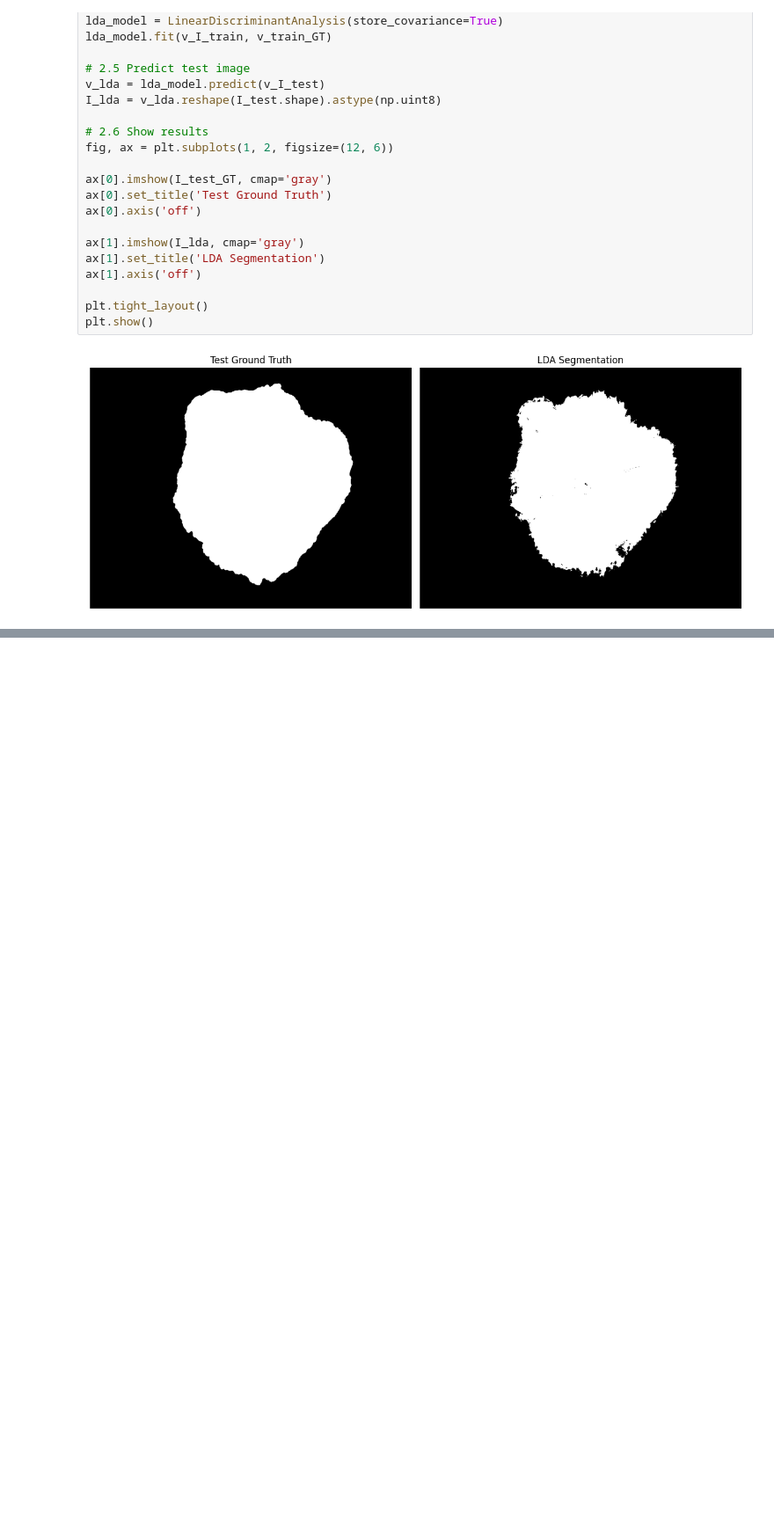
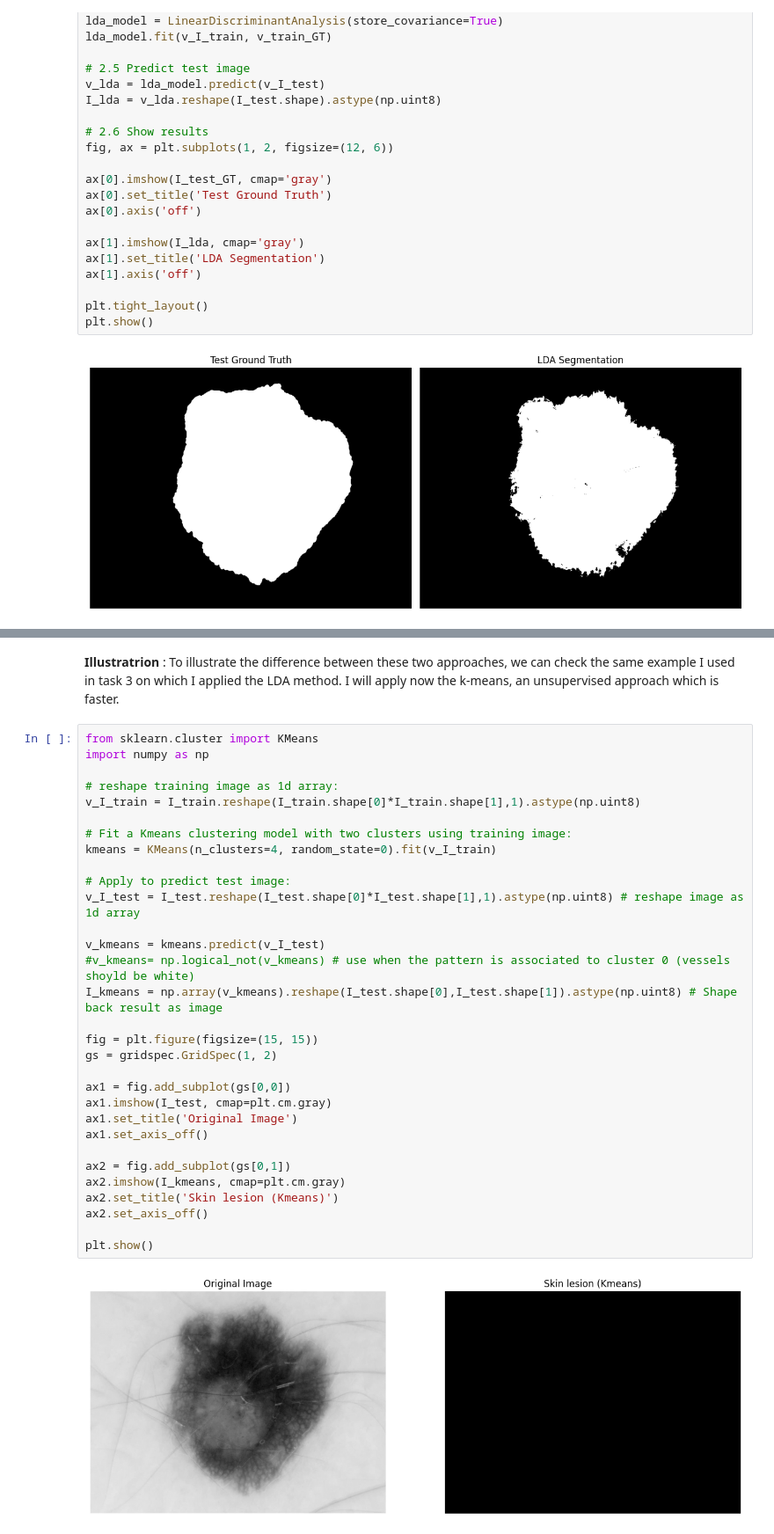
Before and after one commit to kindachamma1/ComputerVision2025, a Jupyter notebook: Exercise2_Sol.ipynb, the cells around one changed output, grey strips where cells are left out. Shown at 88% size. Drawn from its saved outputs; the diff is of its cells as text; blank space fills up the shorter version.

```diff
--- a/Exercise2_Sol.ipynb
+++ b/Exercise2_Sol.ipynb
@@ -243,0 +256,35 @@ Robert filter can be applied to enhance the result.
+# %% [markdown]
+**Illustratrion** : To illustrate the difference between these two approaches, we can check the same example I used in task 3 on which I applied the LDA method. I will apply now the k-means, an unsupervised approach which is faster.
+# %%
+from sklearn.cluster import KMeans
+import numpy as np
+
+# reshape training image as 1d array:
+v_I_train = I_train.reshape(I_train.shape[0]*I_train.shape[1],1).astype(np.uint8)
+
+# Fit a Kmeans clustering model with two clusters using training image:
+kmeans = KMeans(n_clusters=4, random_state=0).fit(v_I_train)
+
+# Apply to predict test image:
+v_I_test = I_test.reshape(I_test.shape[0]*I_test.shape[1],1).astype(np.uint8) # reshape image as 1d array
+
+v_kmeans = kmeans.predict(v_I_test)
+#v_kmeans= np.logical_not(v_kmeans) # use when the pattern is associated to cluster 0 (vessels shoyld be white)
+I_kmeans = np.array(v_kmeans).reshape(I_test.shape[0],I_test.shape[1]).astype(np.uint8) # Shape back result as image
+
+fig = plt.figure(figsize=(15, 15))
+gs = gridspec.GridSpec(1, 2)
+
+ax1 = fig.add_subplot(gs[0,0])
+ax1.imshow(I_test, cmap=plt.cm.gray)
+ax1.set_title('Original Image')
+ax1.set_axis_off()
+
+ax2 = fig.add_subplot(gs[0,1])
+ax2.imshow(I_kmeans, cmap=plt.cm.gray)
+ax2.set_title('Skin lesion (Kmeans)')
+ax2.set_axis_off()
+
+plt.show()
+# %% [output]
+[figure, added]
```
Also changed, not shown: parts of 4 cells of this notebook.
